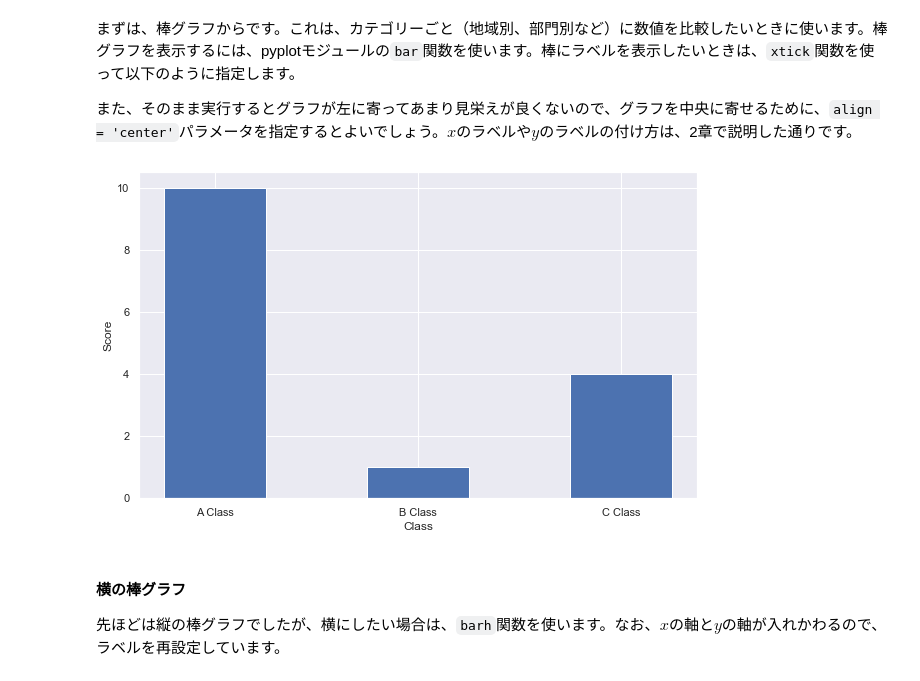
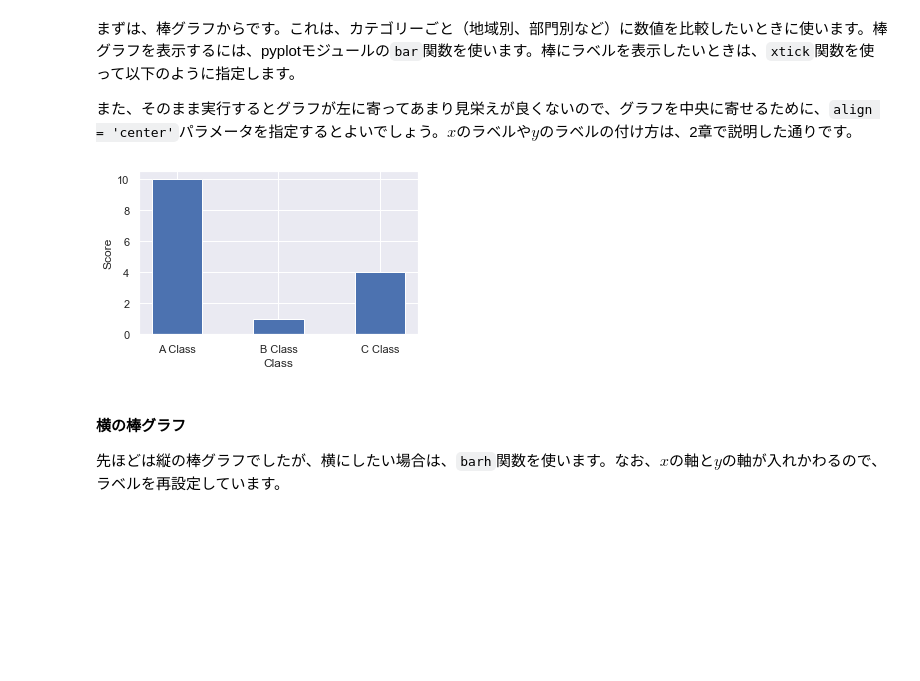
Before and after one commit to makkimaki/GCIwinter2019_assignments, a Jupyter notebook: week3/chapter5.ipynb, the cells around one changed output. Cells and saved outputs as stored; diff of their text form; code cells hidden in the pictures; blank space fills up the shorter version.

```diff
--- a/week3/chapter5.ipynb
+++ b/week3/chapter5.ipynb
@@ -73,24 +73,24 @@ sns.set()
 # %%
 # 表示するデータ
 x = [1, 2, 3]
 y = [10, 1, 4]
 
 # グラフの大きさ指定
-plt.figure(figsize = (10, 6))
+plt.figure(figsize = (5,3 ))
 
 plt.bar(x, y, align='center', width = 0.5)
 
 # 棒グラフそれぞれのラベル
 plt.xticks(x, ['A Class', 'B Class', 'C Class'])
 
 # xとyのラベルを設定
 plt.xlabel('Class')
 plt.ylabel('Score')
 
 # グリッドを表示
 plt.grid(True)
 # %% [output]
-[figure, old version]
+[figure, new version]
 # %% [markdown]
 #### 横の棒グラフ
 先ほどは縦の棒グラフでしたが、横にしたい場合は、`barh`関数を使います。なお、$x$の軸と$y$の軸が入れかわるので、ラベルを再設定しています。
```
Also changed, not shown: parts of 11 cells of this notebook, 1 other file.
